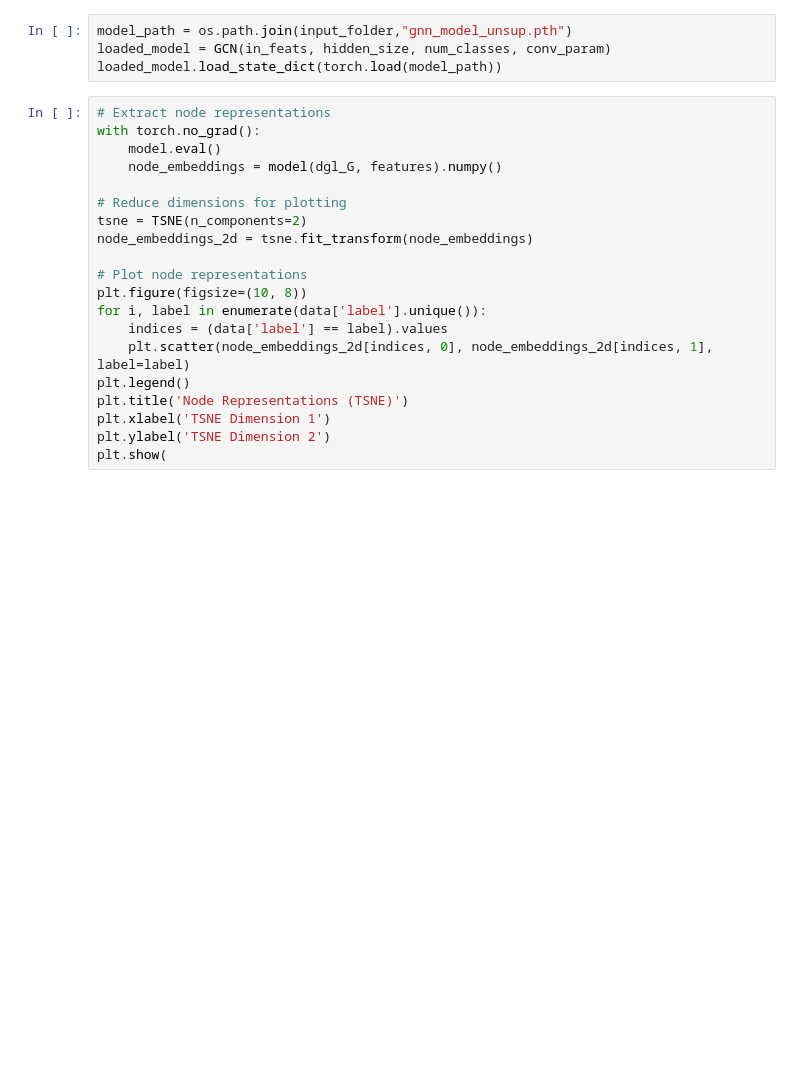
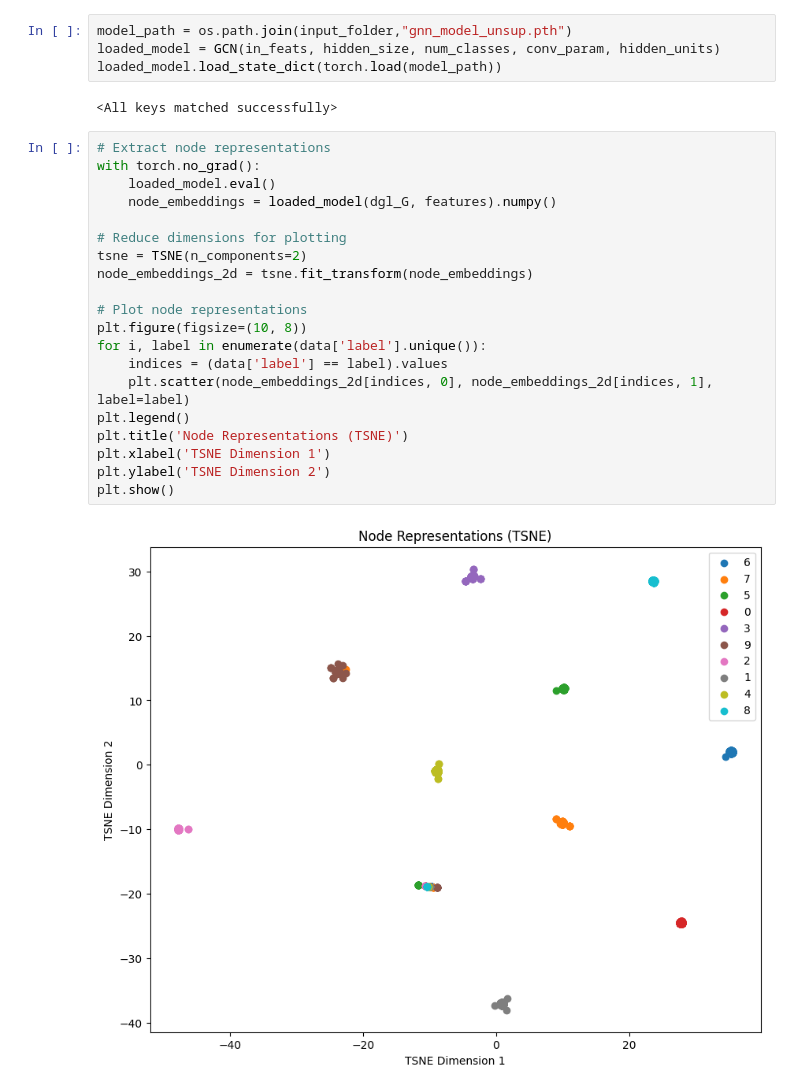
Before and after one commit to terrencetao/PhD, a Jupyter notebook: Acoustic_GNN 2.0/Visualisation.ipynb, the cells around one changed output. Cells and saved outputs as stored; diff of their text form; blank space fills up the shorter version.

```diff
--- a/Acoustic_GNN 2.0/Visualisation.ipynb
+++ b/Acoustic_GNN 2.0/Visualisation.ipynb
@@ -33,24 +144,28 @@ plt.show()
 # %%
 model_path = os.path.join(input_folder,"gnn_model_unsup.pth")
-loaded_model = GCN(in_feats, hidden_size, num_classes, conv_param)
+loaded_model = GCN(in_feats, hidden_size, num_classes, conv_param, hidden_units)
 loaded_model.load_state_dict(torch.load(model_path))
+# %% [output]
+<All keys matched successfully>
 # %%
 # Extract node representations
 with torch.no_grad():
-    model.eval()
-    node_embeddings = model(dgl_G, features).numpy()
+    loaded_model.eval()
+    node_embeddings = loaded_model(dgl_G, features).numpy()
 
 # Reduce dimensions for plotting
 tsne = TSNE(n_components=2)
 node_embeddings_2d = tsne.fit_transform(node_embeddings)
 
 # Plot node representations
 plt.figure(figsize=(10, 8))
 for i, label in enumerate(data['label'].unique()):
     indices = (data['label'] == label).values
     plt.scatter(node_embeddings_2d[indices, 0], node_embeddings_2d[indices, 1], label=label)
 plt.legend()
 plt.title('Node Representations (TSNE)')
 plt.xlabel('TSNE Dimension 1')
 plt.ylabel('TSNE Dimension 2')
-plt.show(
+plt.show()
+# %% [output]
+[figure, added]
```
Also changed, not shown: parts of 3 cells of this notebook, 5 other files.
